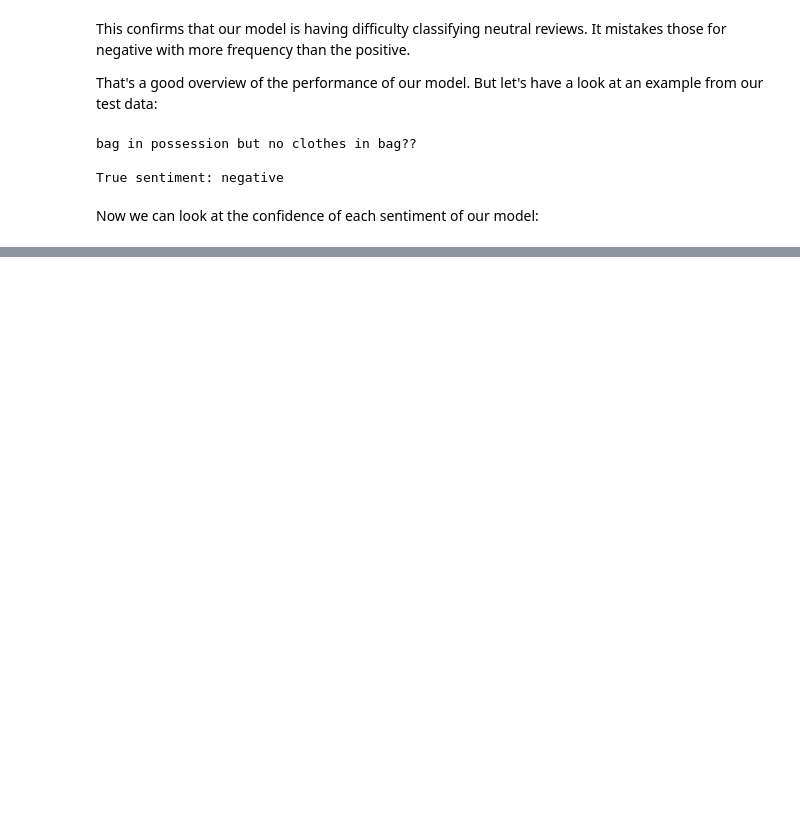
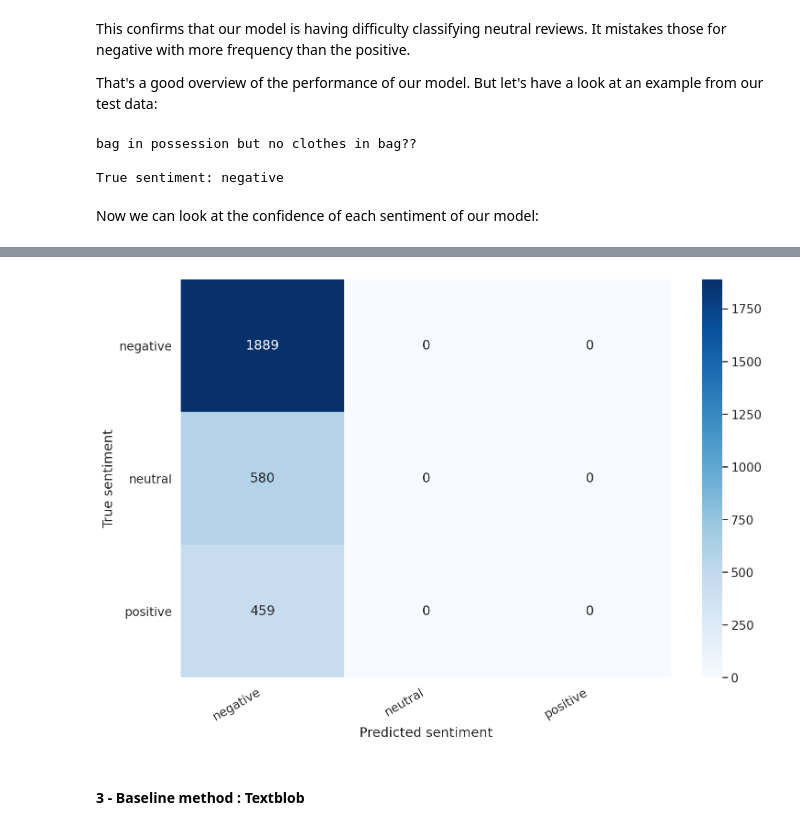
Before and after one commit to IhabBendidi/sentiment_embeddings, a Jupyter notebook: sentiment_embeddings.ipynb, the cells around one changed output, grey strips where cells are left out. Cells and saved outputs as stored; diff of their text form; code cells hidden in the pictures; blank space fills up the shorter version.

```diff
--- a/sentiment_embeddings.ipynb
+++ b/sentiment_embeddings.ipynb
@@ -869,0 +919,12 @@ plt.xlim([0, 1]);
+# %%
+label_train = merged_features_train[['label_0','label_1','label_2']]
+features_train = merged_features_train.drop(['label_0','label_1','label_2'], axis=1)
+label_train = label_train.rename(columns={ "label_0":0, "label_1":1, "label_2":2})
+
+label_val = merged_features_val[['label_0','label_1','label_2']]
+features_val = merged_features_val.drop(['label_0','label_1','label_2'], axis=1)
+label_val= label_val.rename(columns={ "label_0":0, "label_1":1, "label_2":2})
+
+label_test = merged_features_test[['label_0','label_1','label_2']]
+features_test = merged_features_test.drop(['label_0','label_1','label_2'], axis=1)
+label_test = label_test.rename(columns={ "label_0":0, "label_1":1, "label_2":2})
@@ -869,0 +1022,3 @@ plt.xlim([0, 1]);
+# %%
+# Loading the best model
+lstm_model = load_model("./best_accuracy.h5")
@@ -869,0 +1032,12 @@ plt.xlim([0, 1]);
+# %%
+labels_pred = np.argmax(lstm_model.predict(features_test), axis=1).tolist()
+# %%
+label_ground_truth = []
+for index, row in label_test.iterrows():
+  if row[0] == 1:
+    value = 0
+  elif row[1] == 1:
+    value = 1
+  else :
+    value = 2
+  label_ground_truth.append(value)
@@ -869,0 +1056,15 @@ plt.xlim([0, 1]);
+# %%
+def show_confusion_matrix(confusion_matrix):
+  hmap = sns.heatmap(confusion_matrix, annot=True, fmt="d", cmap="Blues")
+  hmap.yaxis.set_ticklabels(hmap.yaxis.get_ticklabels(), rotation=0, ha='right')
+  hmap.xaxis.set_ticklabels(hmap.xaxis.get_ticklabels(), rotation=30, ha='right')
+  plt.ylabel('True sentiment')
+  plt.xlabel('Predicted sentiment');
+
+cm = confusion_matrix(label_ground_truth, labels_pred)
+df_cm = pd.DataFrame(cm, index=class_names, columns=class_names)
+show_confusion_matrix(df_cm)
+# %% [output]
+[figure, added]
+# %% [markdown]
+#### 3 - Baseline method : Textblob
```
Also changed, not shown: parts of 33 cells of this notebook.
